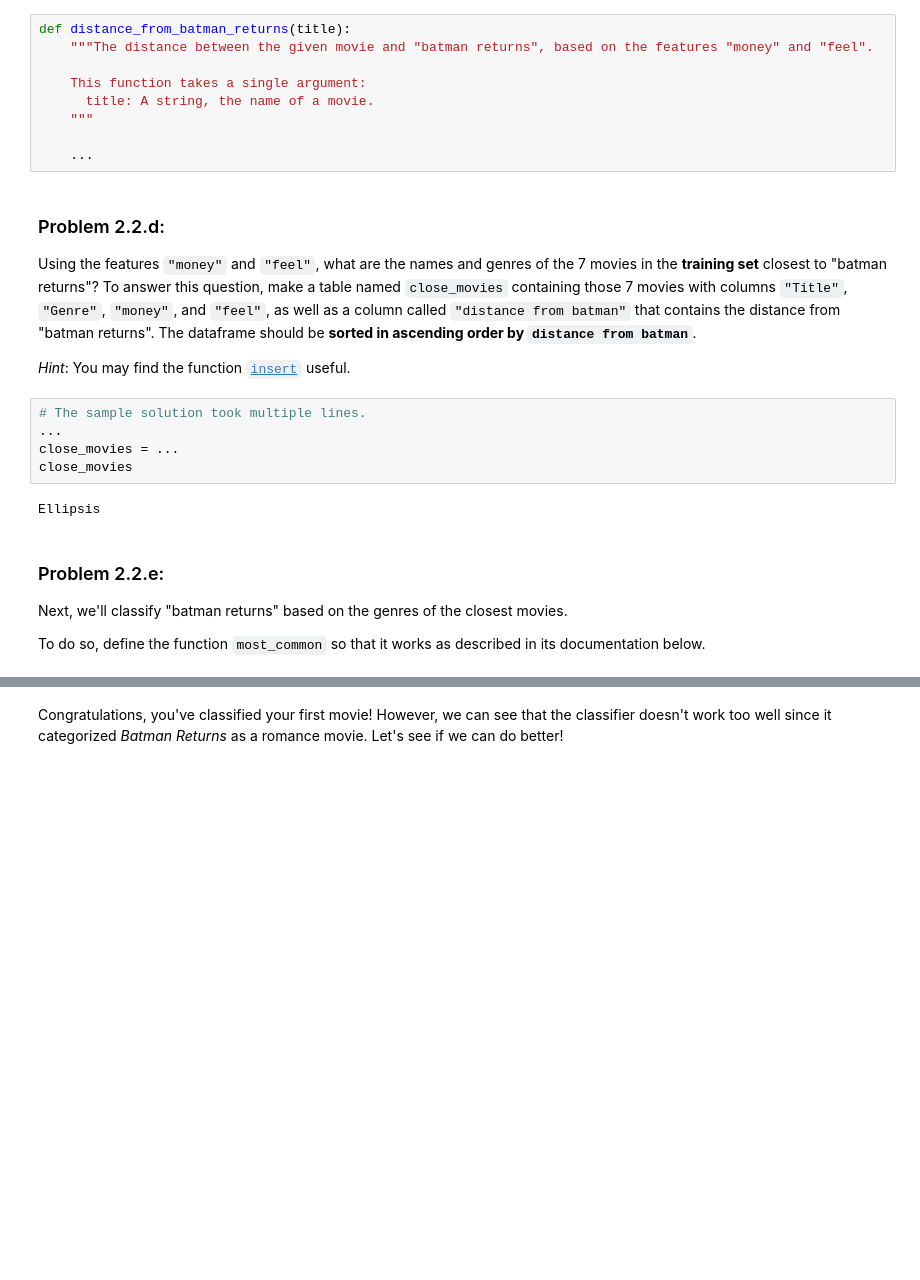
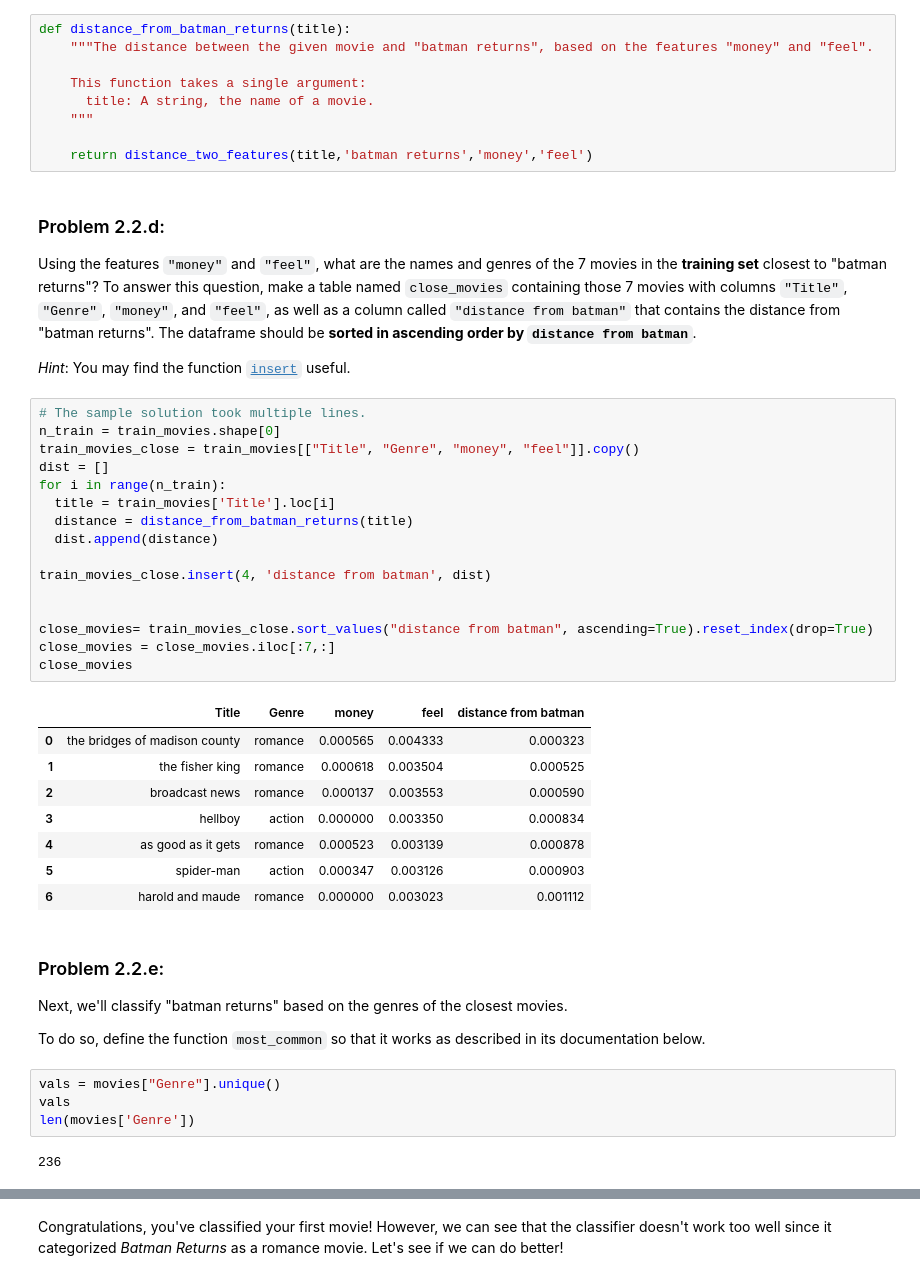
Before and after one commit to yuhanqianns94/Intro-to-ML, a Jupyter notebook: assignments/assn1/assn1.ipynb, the cells around one changed output, grey strips where cells are left out. Cells and saved outputs as stored; diff of their text form; blank space fills up the shorter version.

```diff
--- a/assignments/assn1/assn1.ipynb
+++ b/assignments/assn1/assn1.ipynb
@@ -653,26 +653,50 @@ def distance_from_batman_returns(title):
       title: A string, the name of a movie.
     """
 
-    ...
+    return distance_two_features(title,'batman returns','money','feel')
 # %% [markdown]
 ### Problem 2.2.d:
 
 Using the features `"money"` and `"feel"`, what are the names and genres of the 7 movies in the **training set** closest to "batman returns"?  To answer this question, make a table named `close_movies` containing those 7 movies with columns `"Title"`, `"Genre"`, `"money"`, and `"feel"`, as well as a column called `"distance from batman"` that contains the distance from "batman returns".  The dataframe should be **sorted in ascending order by `distance from batman`**.
 
 *Hint*: You may find the function [`insert`](https://pandas.pydata.org/docs/reference/api/pandas.DataFrame.insert.html) useful.
-# %%
-# The sample solution took multiple lines.
-...
-close_movies = ...
-close_movies
-# %% [output]
-Ellipsis
+# %%
+# The sample solution took multiple lines.
+n_train = train_movies.shape[0]
+train_movies_close = train_movies[["Title", "Genre", "money", "feel"]].copy()
+dist = []
+for i in range(n_train):
+  title = train_movies['Title'].loc[i]
+  distance = distance_from_batman_returns(title)
+  dist.append(distance)
+
+train_movies_close.insert(4, 'distance from batman', dist)
+
+
+close_movies= train_movies_close.sort_values("distance from batman", ascending=True).reset_index(drop=True)
+close_movies = close_movies.iloc[:7,:]
+close_movies
+# %% [output]
+|  | Title | Genre | money | feel | distance from batman |
+| 0 | the bridges of madison county | romance | 0.000565 | 0.004333 | 0.000323 |
+| 1 | the fisher king | romance | 0.000618 | 0.003504 | 0.000525 |
+| 2 | broadcast news | romance | 0.000137 | 0.003553 | 0.000590 |
+| 3 | hellboy | action | 0.000000 | 0.003350 | 0.000834 |
+| 4 | as good as it gets | romance | 0.000523 | 0.003139 | 0.000878 |
+| 5 | spider-man | action | 0.000347 | 0.003126 | 0.000903 |
+| 6 | harold and maude | romance | 0.000000 | 0.003023 | 0.001112 |
 # %% [markdown]
 ### Problem 2.2.e:
 
 Next, we'll classify "batman returns" based on the genres of the closest movies.
 
 To do so, define the function `most_common` so that it works as described in its documentation below.
+# %%
+vals = movies["Genre"].unique()
+vals
+len(movies['Genre'])
+# %% [output]
+236
 # %%
 def most_common(label, dataframe):
     """The most common element in a column of a table.
```
Also changed, not shown: parts of 3 cells of this notebook.
